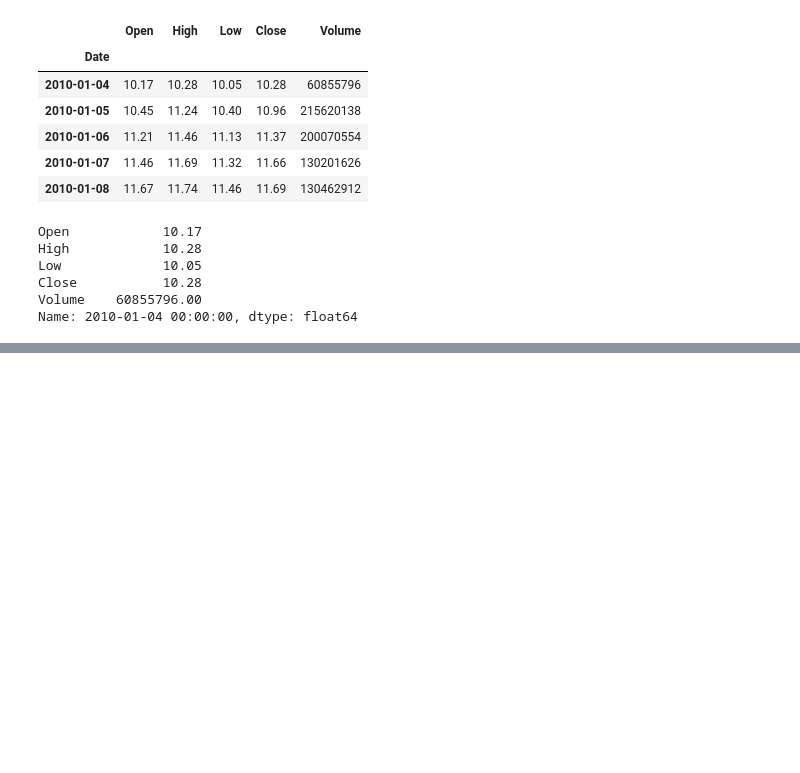
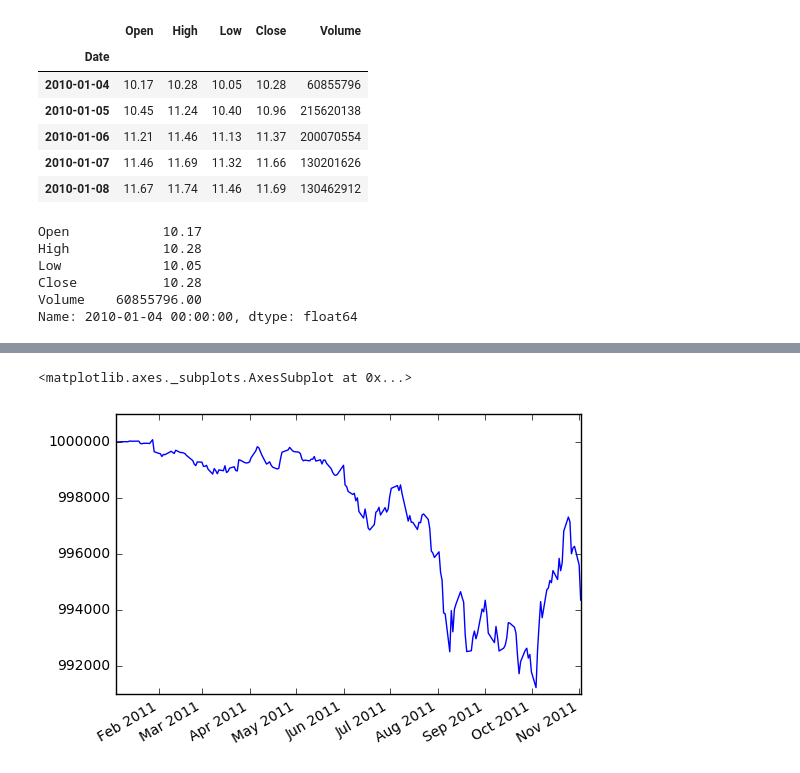
Before and after one commit to ChrisIJH/zlBacktest, a Jupyter notebook: test.ipynb, the cells around one changed output, grey strips where cells are left out. Drawn from its saved outputs; the diff is of its cells as text; code cells hidden in the pictures; blank space fills up the shorter version.

```diff
--- a/test.ipynb
+++ b/test.ipynb
@@ -451,0 +485,5 @@ Name: 2010-01-04 00:00:00, dtype: float64
+# %%
+F.portfolio_value.plot()
+# %% [output]
+<matplotlib.axes._subplots.AxesSubplot at 0x...>
+[figure, added]
```
Also changed, not shown: parts of 6 cells of this notebook, 6 other files.
